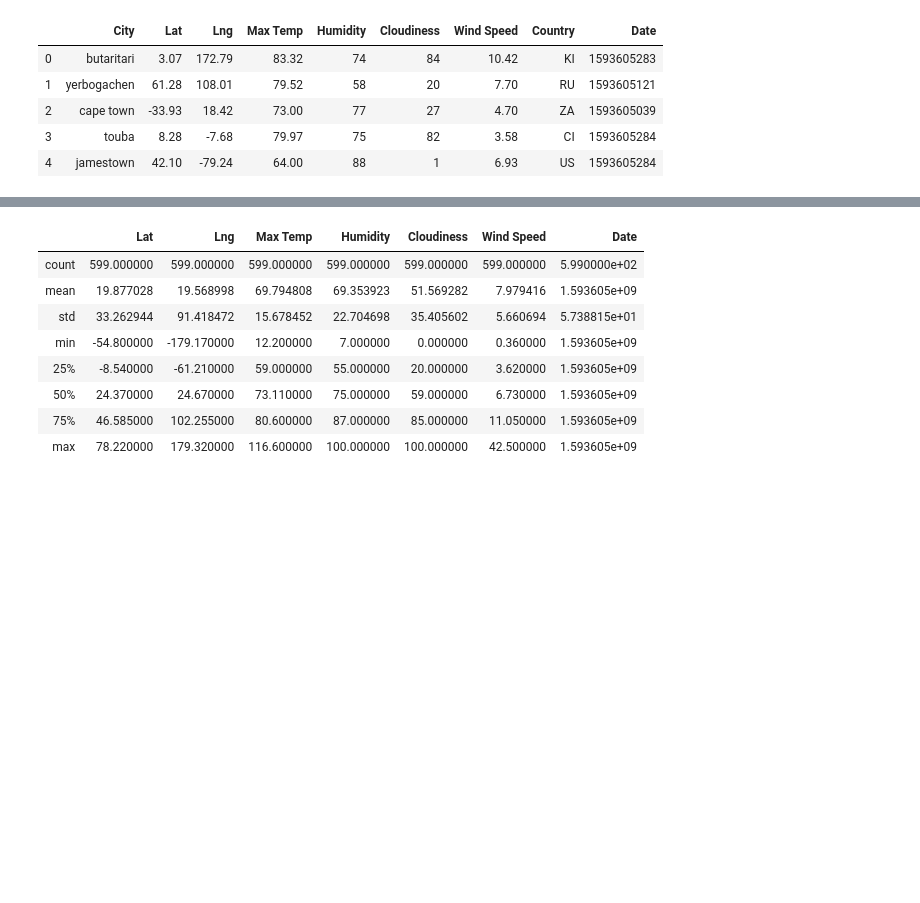
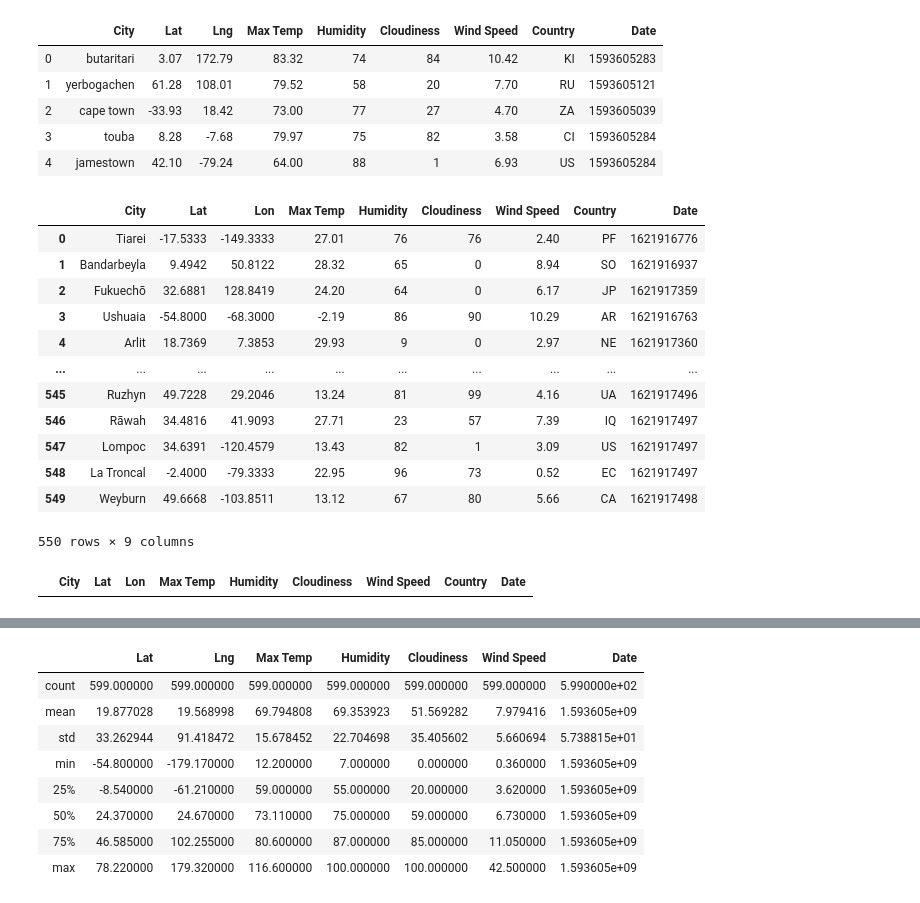
Before and after one commit to uldom/Python_API_Challenge, a Jupyter notebook: WeatherPy/WeatherPy.ipynb, the cells around one changed output, grey strips where cells are left out. Saved outputs shown, nothing was run; the diff lists cells and outputs as text; code cells hidden in the pictures; blank space fills up the shorter version.

Commit message:
Cities Data

```diff
--- a/WeatherPy/WeatherPy.ipynb
+++ b/WeatherPy/WeatherPy.ipynb
@@ -176,4 +176,31 @@ Data Retrieval Complete
 | 2 | cape town | -33.93 | 18.42 | 73.00 | 77 | 27 | 4.70 | ZA | 1593605039 |
 | 3 | touba | 8.28 | -7.68 | 79.97 | 75 | 82 | 3.58 | CI | 1593605284 |
 | 4 | jamestown | 42.10 | -79.24 | 64.00 | 88 | 1 | 6.93 | US | 1593605284 |
+# %%
+# Cities Data Frame
+
+cities_data_df = pd.DataFrame({'City':city, "Lat":lat, 'Lon':lon, "Max Temp":max_temp, 'Humidity':humidity, 'Cloudiness':cloudiness, 'Wind Speed':wind_speed,
+                              'Country':country, 'Date':date})
+cities_data_df
+# %% [output]
+|  | City | Lat | Lon | Max Temp | Humidity | Cloudiness | Wind Speed | Country | Date |
+| 0 | Tiarei | -17.5333 | -149.3333 | 27.01 | 76 | 76 | 2.40 | PF | 1621916776 |
+| 1 | Bandarbeyla | 9.4942 | 50.8122 | 28.32 | 65 | 0 | 8.94 | SO | 1621916937 |
+| 2 | Fukuechō | 32.6881 | 128.8419 | 24.20 | 64 | 0 | 6.17 | JP | 1621917359 |
+| 3 | Ushuaia | -54.8000 | -68.3000 | -2.19 | 86 | 90 | 10.29 | AR | 1621916763 |
+| 4 | Arlit | 18.7369 | 7.3853 | 29.93 | 9 | 0 | 2.97 | NE | 1621917360 |
+| ... | ... | ... | ... | ... | ... | ... | ... | ... | ... |
+| 545 | Ruzhyn | 49.7228 | 29.2046 | 13.24 | 81 | 99 | 4.16 | UA | 1621917496 |
+| 546 | Rāwah | 34.4816 | 41.9093 | 27.71 | 23 | 57 | 7.39 | IQ | 1621917497 |
+| 547 | Lompoc | 34.6391 | -120.4579 | 13.43 | 82 | 1 | 3.09 | US | 1621917497 |
+| 548 | La Troncal | -2.4000 | -79.3333 | 22.95 | 96 | 73 | 0.52 | EC | 1621917497 |
+| 549 | Weyburn | 49.6668 | -103.8511 | 13.12 | 67 | 80 | 5.66 | CA | 1621917498 |
+550 rows × 9 columns
+# %%
+# Find duplicates
+
+duplicates = cities_data_df.loc[cities_data_df.duplicated(subset=['City','Lat'], keep=False),cities_data_df.columns]
+duplicates
+# %% [output]
+|  | City | Lat | Lon | Max Temp | Humidity | Cloudiness | Wind Speed | Country | Date |
 # %%
```
Also changed, not shown: parts of 4 cells of this notebook.
